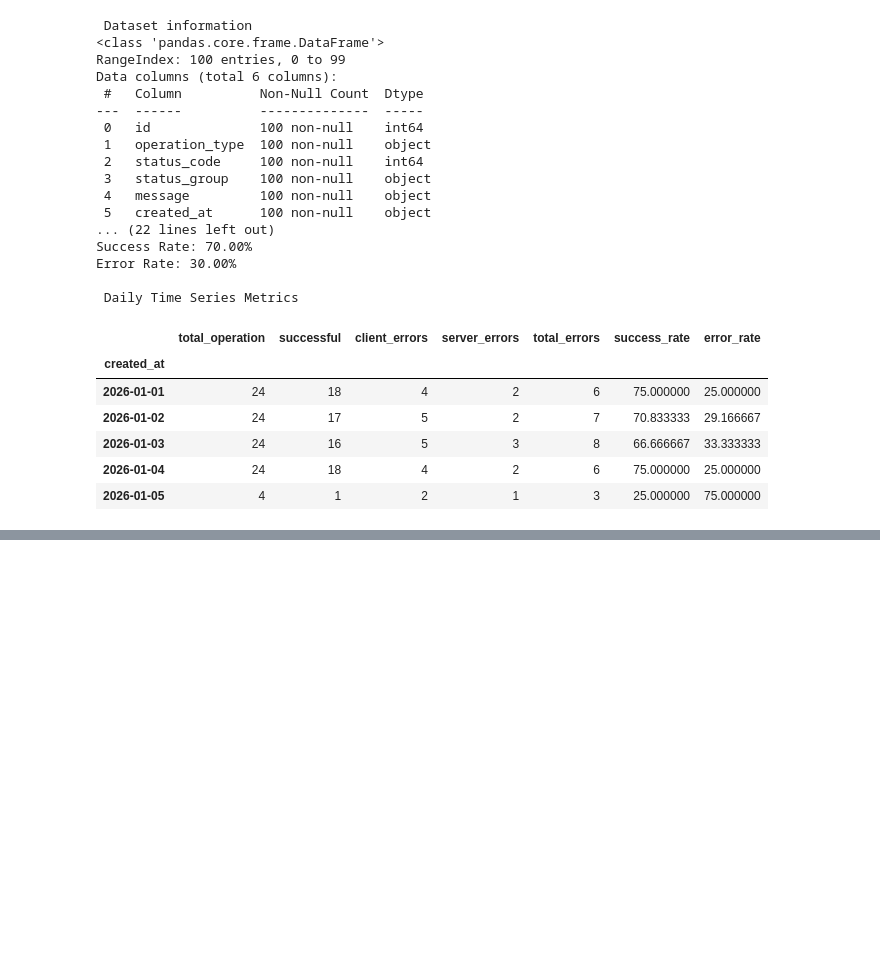
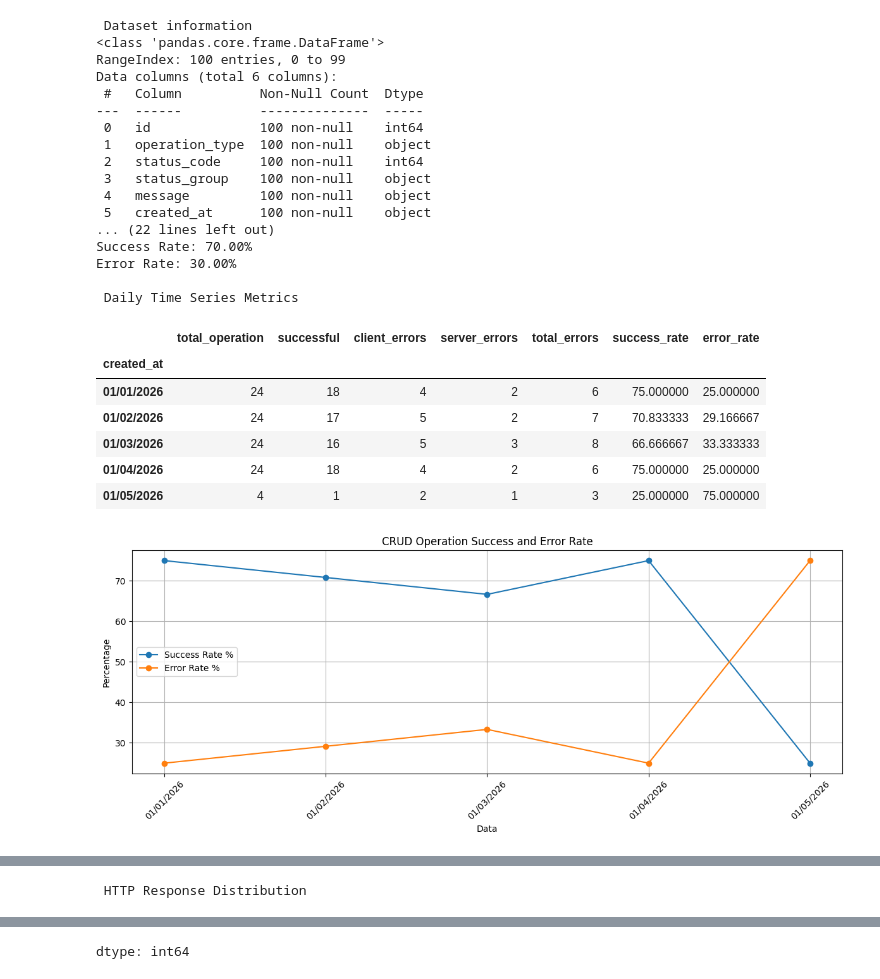
Before and after one commit to RjayBernales/SUS_Analysis, a Jupyter notebook: Success_Error_Rate.ipynb, the cells around one changed output, grey strips where cells are left out. Drawn from its saved outputs; the diff is of its cells as text; code cells hidden in the pictures; blank space fills up the shorter version.

Commit message:
Added plot, crud count barchart with distribution and http response distribution

```diff
--- a/Success_Error_Rate.ipynb
+++ b/Success_Error_Rate.ipynb
@@ -1,6 +1,7 @@
 # %% [markdown]
 <a href="https://colab.research.google.com/github/RjayBernales/SUS_Analysis/blob/main/Success_Error_Rate.ipynb" target="_parent"><img src="https://colab.research.google.com/assets/colab-badge.svg" alt="Open In Colab"/></a>
 # %%
+from numpy import astype
 import pandas as pd
 import matplotlib.pyplot as plt
 from google.colab import files
@@ -52,7 +53,7 @@ print(f"Success Rate: {success_rate:.2f}%")
 print(f"Error Rate: {error_rate:.2f}%")
 
 #DATA SERIES
-daily_metrics=df.groupby(df['created_at'].dt.date).agg(
+daily_metrics=df.groupby(df['created_at'].dt.strftime('%m/%d/%Y')).agg(
     total_operation=('id', 'count'),
     successful=('success', 'sum'),
     client_errors=('client_error', 'sum'),
@@ -65,5 +66,69 @@ daily_metrics['error_rate']= (daily_metrics['total_errors'] / daily_metrics['tot
 
 print('\n Daily Time Series Metrics')
 display(daily_metrics)
+
+#Time Series
+
+plt.figure(figsize=(12,5))
+plt.plot(
+    daily_metrics.index,
+    daily_metrics['success_rate'],
+    marker='o',
+    label="Success Rate %"
+)
+
+plt.plot(
+    daily_metrics.index,
+    daily_metrics['error_rate'],
+    marker='o',
+    label="Error Rate %"
+)
+
+plt.title('CRUD Operation Success and Error Rate')
+plt.xlabel('Data')
+plt.ylabel('Percentage')
+plt.xticks(rotation=45)
+plt.legend()
+plt.grid(True)
+plt.tight_layout()
+plt.show()
+
+#CRUD Count
+
+crud_metrics=df.groupby('operation_type').agg(
+    total_operation=('id', 'count'),
+    successful_operations=('success', 'sum')
+)
+
+crud_metrics['success_rate']=(crud_metrics['successful_operations'] / crud_metrics['total_operation']) * 100
+crud_metrics['error_rate']=(100 - crud_metrics['success_rate'])
+
+display(crud_metrics)
+
+#CRUD Count Barchart
+
+plt.figure(figsize=(8,5))
+plt.bar(crud_metrics.index,crud_metrics['success_rate'])
+plt.title('CRUD Operation Success Rate')
+plt.xlabel('Operation Type')
+plt.ylabel('Success Rate %')
+plt.ylim(0,100)
+plt.grid(axis='y')
+plt.show()
+
+#HTTP Response
+http_distribution = df.groupby('status_code').size()
+print('\n HTTP Response Distribution')
+display(http_distribution)
+
+plt.figure(figsize=(10,5))
+plt.bar(http_distribution.index.astype(str),
+        http_distribution.values,
+        color='black'
+        )
+plt.title('HTTP Response Distribution')
+plt.xlabel('Status Code')
+plt.ylabel('Frequency')
+plt.show()
 # %% [output]
 [interactive output not drawn]
@@ -81,24 +146,25 @@ Saving sample_logs.csv to sample_logs (7).csv
  Dataset information
 <class 'pandas.core.frame.DataFrame'>
 RangeIndex: 100 entries, 0 to 99
 Data columns (total 6 columns):
  #   Column          Non-Null Count  Dtype
 ---  ------          --------------  -----
  0   id              100 non-null    int64
  1   operation_type  100 non-null    object
  2   status_code     100 non-null    int64
  3   status_group    100 non-null    object
  4   message         100 non-null    object
  5   created_at      100 non-null    object
 ... (22 lines left out)
 Success Rate: 70.00%
 Error Rate: 30.00%
 
  Daily Time Series Metrics
 |  | total_operation | successful | client_errors | server_errors | total_errors | success_rate | error_rate |
 | created_at |  |  |  |  |  |  |  |
-| 2026-01-01 | 24 | 18 | 4 | 2 | 6 | 75.000000 | 25.000000 |
-| 2026-01-02 | 24 | 17 | 5 | 2 | 7 | 70.833333 | 29.166667 |
-| 2026-01-03 | 24 | 16 | 5 | 3 | 8 | 66.666667 | 33.333333 |
-| 2026-01-04 | 24 | 18 | 4 | 2 | 6 | 75.000000 | 25.000000 |
-| 2026-01-05 | 4 | 1 | 2 | 1 | 3 | 25.000000 | 75.000000 |
+| 01/01/2026 | 24 | 18 | 4 | 2 | 6 | 75.000000 | 25.000000 |
+| 01/02/2026 | 24 | 17 | 5 | 2 | 7 | 70.833333 | 29.166667 |
+| 01/03/2026 | 24 | 16 | 5 | 3 | 8 | 66.666667 | 33.333333 |
+| 01/04/2026 | 24 | 18 | 4 | 2 | 6 | 75.000000 | 25.000000 |
+| 01/05/2026 | 4 | 1 | 2 | 1 | 3 | 25.000000 | 75.000000 |
+[figure, added]
@@ -104,0 +178 @@ Error Rate: 30.00%
+ HTTP Response Distribution
@@ -104,0 +197 @@ Error Rate: 30.00%
+dtype: int64
```
Also changed, not shown: parts of 1 cell of this notebook.
